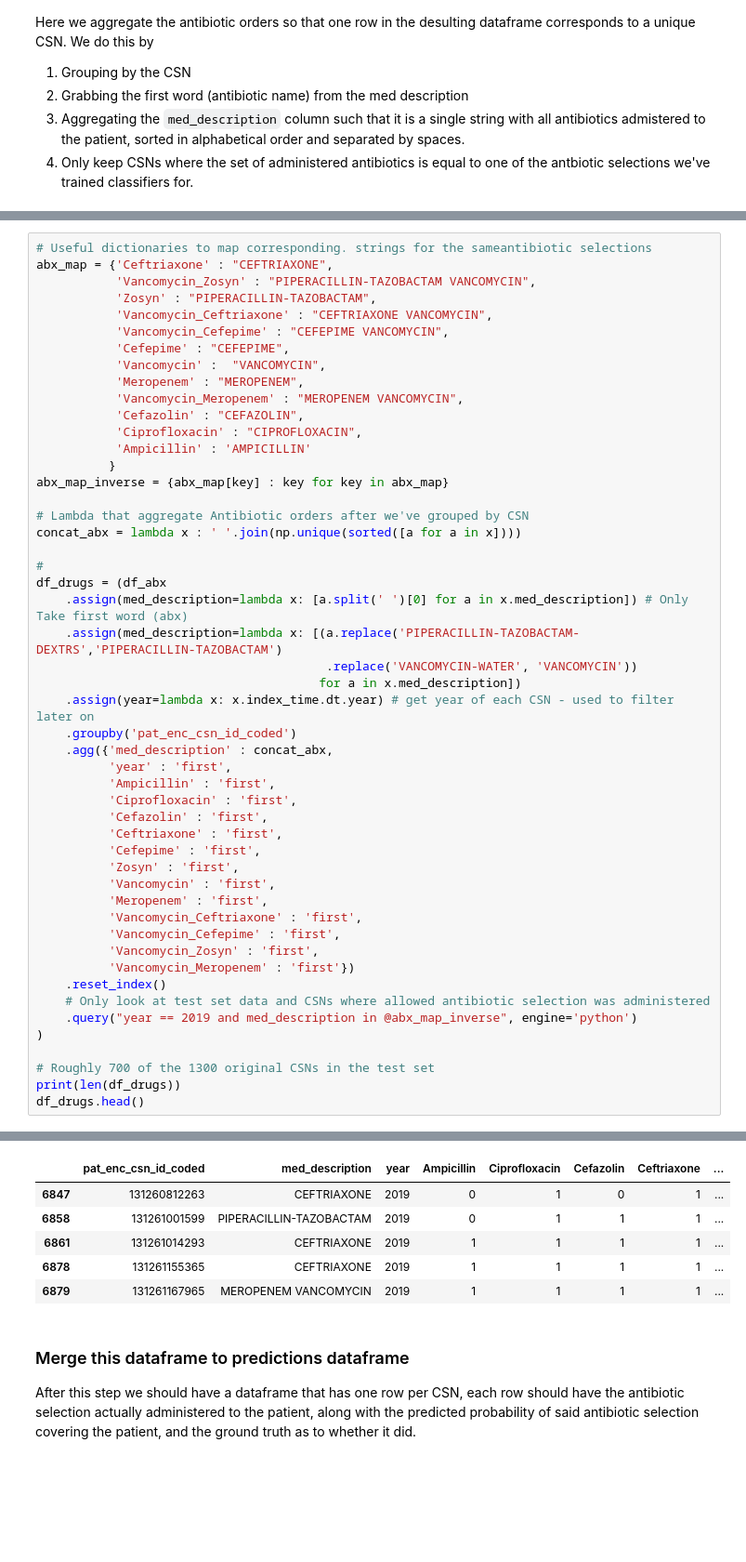
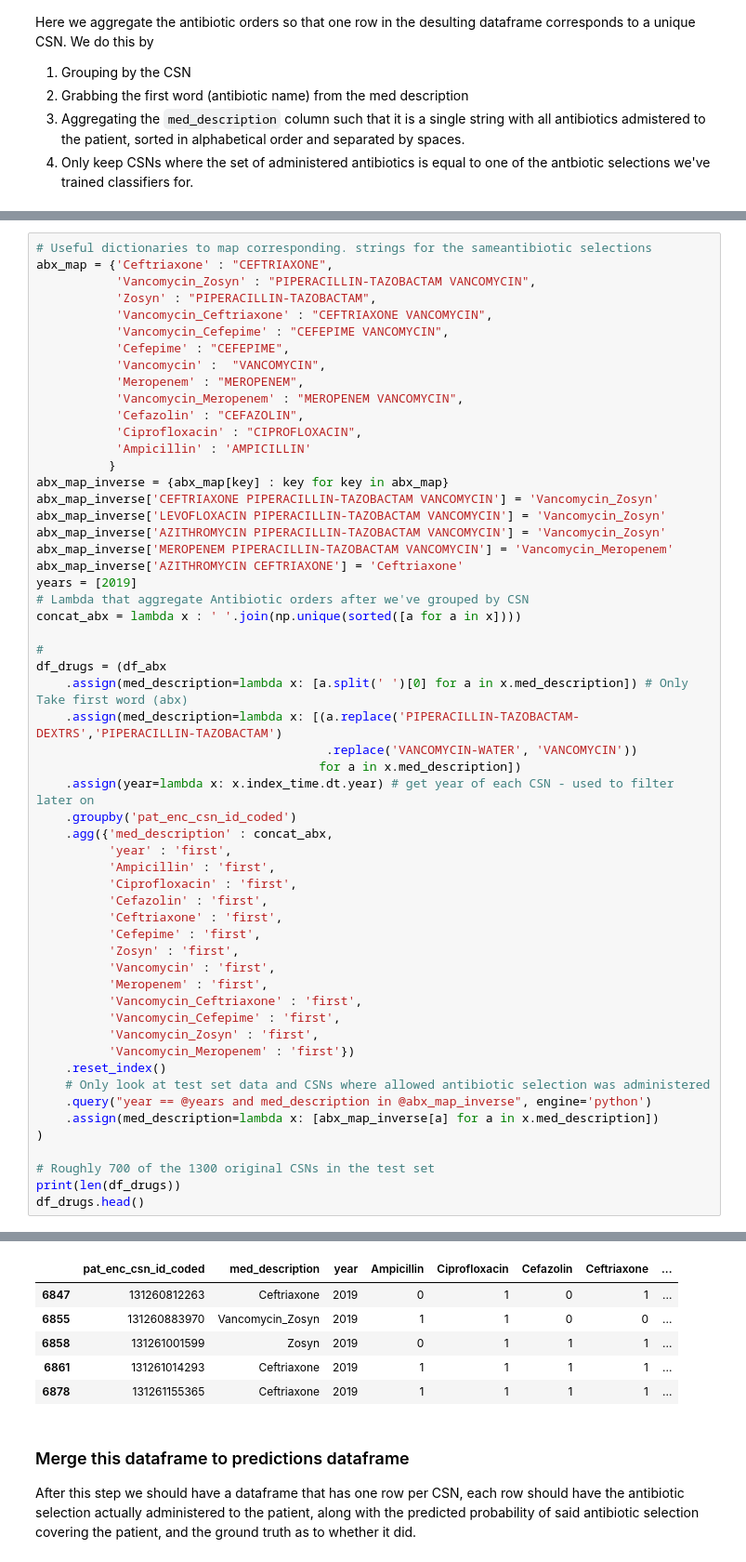
Before and after one commit to conorkcorbin/er_infection, a Jupyter notebook: notebooks/decision_alg/Integer Programming.ipynb, the cells around one changed output, grey strips where cells are left out. Shown: that part at 93% size. Drawn from its saved outputs; the diff is of its cells as text; blank space fills up the shorter version.

```diff
--- a/notebooks/decision_alg/Integer Programming.ipynb
+++ b/notebooks/decision_alg/Integer Programming.ipynb
@@ -169,7 +205,12 @@ abx_map = {'Ceftriaxone' : "CEFTRIAXONE",
            'Ampicillin' : 'AMPICILLIN'
           }
 abx_map_inverse = {abx_map[key] : key for key in abx_map}
-
+abx_map_inverse['CEFTRIAXONE PIPERACILLIN-TAZOBACTAM VANCOMYCIN'] = 'Vancomycin_Zosyn'
+abx_map_inverse['LEVOFLOXACIN PIPERACILLIN-TAZOBACTAM VANCOMYCIN'] = 'Vancomycin_Zosyn'
+abx_map_inverse['AZITHROMYCIN PIPERACILLIN-TAZOBACTAM VANCOMYCIN'] = 'Vancomycin_Zosyn'
+abx_map_inverse['MEROPENEM PIPERACILLIN-TAZOBACTAM VANCOMYCIN'] = 'Vancomycin_Meropenem'
+abx_map_inverse['AZITHROMYCIN CEFTRIAXONE'] = 'Ceftriaxone'
+years = [2019]
 # Lambda that aggregate Antibiotic orders after we've grouped by CSN
 concat_abx = lambda x : ' '.join(np.unique(sorted([a for a in x])))
 
@@ -197,7 +238,8 @@ df_drugs = (df_abx
           'Vancomycin_Meropenem' : 'first'})
     .reset_index()
     # Only look at test set data and CSNs where allowed antibiotic selection was administered
-    .query("year == 2019 and med_description in @abx_map_inverse", engine='python')
+    .query("year == @years and med_description in @abx_map_inverse", engine='python')
+    .assign(med_description=lambda x: [abx_map_inverse[a] for a in x.med_description])
 )
 
 # Roughly 700 of the 1300 original CSNs in the test set
@@ -208,9 +250,9 @@ df_drugs.head()
 |  | pat_enc_csn_id_coded | med_description | year | Ampicillin | Ciprofloxacin | Cefazolin | Ceftriaxone | ... |
-| 6847 | 131260812263 | CEFTRIAXONE | 2019 | 0 | 1 | 0 | 1 | ... |
-| 6858 | 131261001599 | PIPERACILLIN-TAZOBACTAM | 2019 | 0 | 1 | 1 | 1 | ... |
-| 6861 | 131261014293 | CEFTRIAXONE | 2019 | 1 | 1 | 1 | 1 | ... |
-| 6878 | 131261155365 | CEFTRIAXONE | 2019 | 1 | 1 | 1 | 1 | ... |
-| 6879 | 131261167965 | MEROPENEM VANCOMYCIN | 2019 | 1 | 1 | 1 | 1 | ... |
+| 6847 | 131260812263 | Ceftriaxone | 2019 | 0 | 1 | 0 | 1 | ... |
+| 6855 | 131260883970 | Vancomycin_Zosyn | 2019 | 1 | 1 | 0 | 0 | ... |
+| 6858 | 131261001599 | Zosyn | 2019 | 0 | 1 | 1 | 1 | ... |
+| 6861 | 131261014293 | Ceftriaxone | 2019 | 1 | 1 | 1 | 1 | ... |
+| 6878 | 131261155365 | Ceftriaxone | 2019 | 1 | 1 | 1 | 1 | ... |
 # %% [markdown]
 ### Merge this dataframe to predictions dataframe
 After this step we should have a dataframe that has one row per CSN, each row should have the antibiotic selection actually administered to the patient, along with the predicted probability of said antibiotic selection covering the patient, and the ground truth as to whether it did.
```
Also changed, not shown: parts of 12 cells of this notebook, 4 other files.
